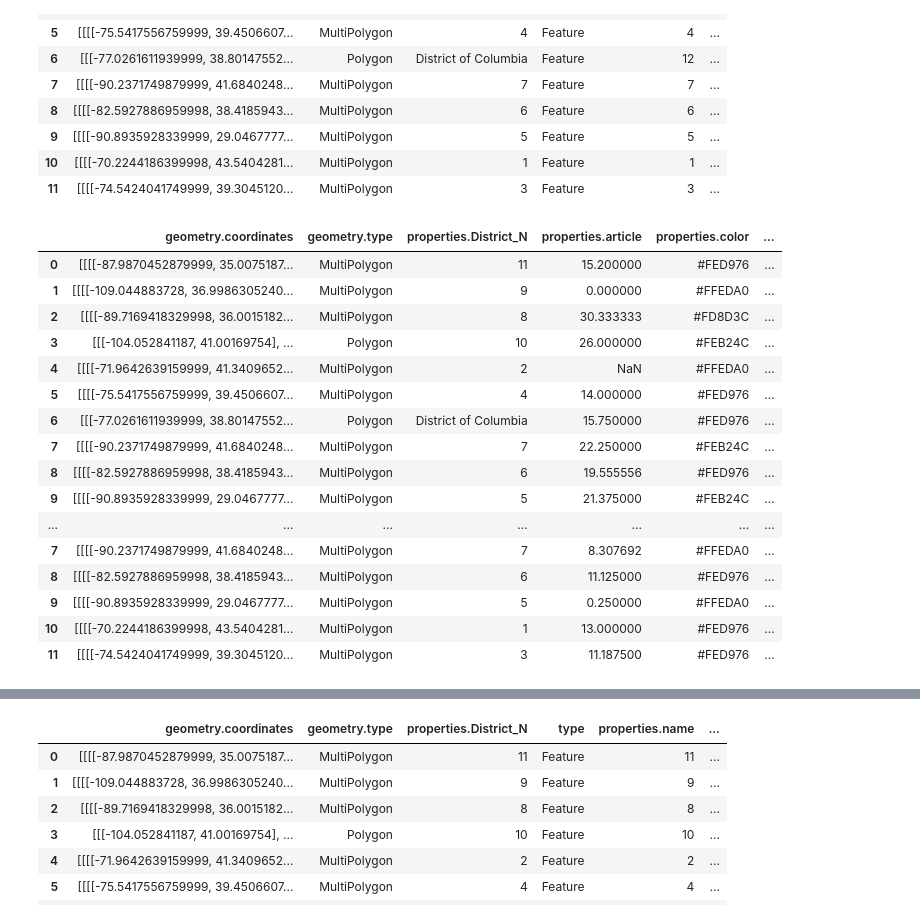
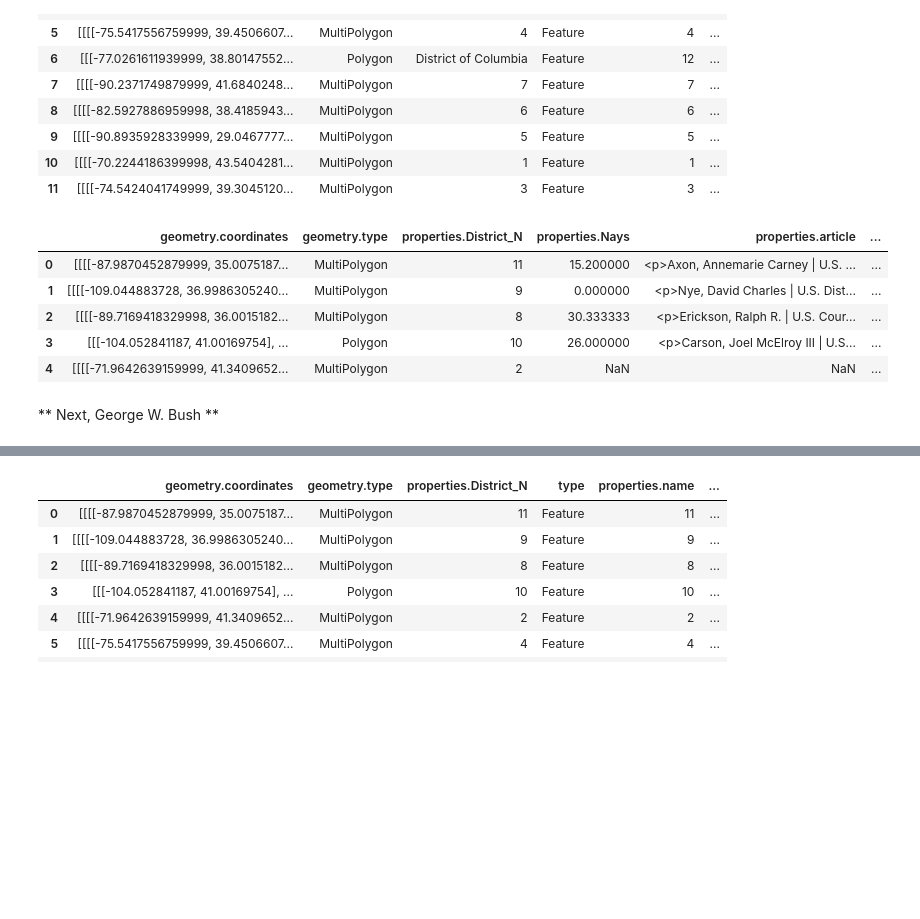
Before and after one commit to kidaemon/database, a Jupyter notebook: Federal_Courts_final.ipynb, the cells around one changed output, grey strips where cells are left out. Saved outputs shown, nothing was run; the diff lists cells and outputs as text; code cells hidden in the pictures; blank space fills up the shorter version.

```diff
--- a/Federal_Courts_final.ipynb
+++ b/Federal_Courts_final.ipynb
@@ -304,6 +357,6 @@ Name: Nays, dtype: float64
 Obama = pd.DataFrame(Obama_Nays)
 Obama.to_csv('Obama.csv')
 Obama = pd.read_csv('Obama.csv')
-Obama.rename(index=str, columns={"Circuit": "properties.name", "Nays": "properties.article"}, inplace=True)
+Obama.rename(index=str, columns={"Circuit": "properties.name", "Nays": "properties.Nays"}, inplace=True)
 Obama
 # %% [output]
@@ -323,6 +376,6 @@ Obama
 # %%
-df_merge2 = pd.merge(df, Obama, how='outer', on=['properties.name','properties.name'])
-df_merge2
+Obama_merged = pd.merge(df_merged, Obama, how='outer', on=['properties.name','properties.name'])
+Obama_merged
 # %% [output]
 |  | geometry.coordinates | geometry.type | properties.District_N | type | properties.name | ... |
 | 0 | [[[[-87.9870452879999, 35.0075187... | MultiPolygon | 11 | Feature | 11 | ... |
@@ -338,8 +391,8 @@ df_merge2
 | 10 | [[[[-70.2244186399998, 43.5404281... | MultiPolygon | 1 | Feature | 1 | ... |
 | 11 | [[[[-74.5424041749999, 39.3045120... | MultiPolygon | 3 | Feature | 3 | ... |
 # %%
-df_merge2['properties.color'] = df_merge2.apply(color, axis=1)
-df_merge2
+Obama_merged['properties.color'] = Obama_merged.apply(color, axis=1)
+Obama_merged
 # %% [output]
 |  | geometry.coordinates | geometry.type | properties.District_N | type | properties.name | ... |
 | 0 | [[[[-87.9870452879999, 35.0075187... | MultiPolygon | 11 | Feature | 11 | ... |
@@ -355,9 +408,9 @@ df_merge2
 | 10 | [[[[-70.2244186399998, 43.5404281... | MultiPolygon | 1 | Feature | 1 | ... |
 | 11 | [[[[-74.5424041749999, 39.3045120... | MultiPolygon | 3 | Feature | 3 | ... |
 # %%
-df_merge2['properties.group_id'] = 1
-df_merge2['properties.group_name'] = 'Obama'
-df_merge2
+Obama_merged['properties.group_id'] = 1
+Obama_merged['properties.group_name'] = 'Obama'
+Obama_merged
 # %% [output]
 |  | geometry.coordinates | geometry.type | properties.District_N | type | properties.name | ... |
 | 0 | [[[[-87.9870452879999, 35.0075187... | MultiPolygon | 11 | Feature | 11 | ... |
@@ -373,26 +426,17 @@ df_merge2
 | 10 | [[[[-70.2244186399998, 43.5404281... | MultiPolygon | 1 | Feature | 1 | ... |
 | 11 | [[[[-74.5424041749999, 39.3045120... | MultiPolygon | 3 | Feature | 3 | ... |
 # %%
-df_complete = df_merge.append(df_merge2, sort=True)
+df_complete = df_complete.append(Obama_merged, sort=True)
 df_complete
 # %% [output]
-|  | geometry.coordinates | geometry.type | properties.District_N | properties.article | properties.color | ... |
-| 0 | [[[[-87.9870452879999, 35.0075187... | MultiPolygon | 11 | 15.200000 | #FED976 | ... |
-| 1 | [[[[-109.044883728, 36.9986305240... | MultiPolygon | 9 | 0.000000 | #FFEDA0 | ... |
-| 2 | [[[[-89.7169418329998, 36.0015182... | MultiPolygon | 8 | 30.333333 | #FD8D3C | ... |
-| 3 | [[[-104.052841187, 41.00169754], ... | Polygon | 10 | 26.000000 | #FEB24C | ... |
-| 4 | [[[[-71.9642639159999, 41.3409652... | MultiPolygon | 2 | NaN | #FFEDA0 | ... |
-| 5 | [[[[-75.5417556759999, 39.4506607... | MultiPolygon | 4 | 14.000000 | #FED976 | ... |
-| 6 | [[[-77.0261611939999, 38.80147552... | Polygon | District of Columbia | 15.750000 | #FED976 | ... |
-| 7 | [[[[-90.2371749879999, 41.6840248... | MultiPolygon | 7 | 22.250000 | #FEB24C | ... |
-| 8 | [[[[-82.5927886959998, 38.4185943... | MultiPolygon | 6 | 19.555556 | #FED976 | ... |
-| 9 | [[[[-90.8935928339999, 29.0467777... | MultiPolygon | 5 | 21.375000 | #FEB24C | ... |
-| ... | ... | ... | ... | ... | ... | ... |
-| 7 | [[[[-90.2371749879999, 41.6840248... | MultiPolygon | 7 | 8.307692 | #FFEDA0 | ... |
-| 8 | [[[[-82.5927886959998, 38.4185943... | MultiPolygon | 6 | 11.125000 | #FED976 | ... |
-| 9 | [[[[-90.8935928339999, 29.0467777... | MultiPolygon | 5 | 0.250000 | #FFEDA0 | ... |
-| 10 | [[[[-70.2244186399998, 43.5404281... | MultiPolygon | 1 | 13.000000 | #FED976 | ... |
-| 11 | [[[[-74.5424041749999, 39.3045120... | MultiPolygon | 3 | 11.187500 | #FED976 | ... |
+|  | geometry.coordinates | geometry.type | properties.District_N | properties.Nays | properties.article | ... |
+| 0 | [[[[-87.9870452879999, 35.0075187... | MultiPolygon | 11 | 15.200000 | <p>Axon, Annemarie Carney | U.S. ... | ... |
+| 1 | [[[[-109.044883728, 36.9986305240... | MultiPolygon | 9 | 0.000000 | <p>Nye, David Charles | U.S. Dist... | ... |
+| 2 | [[[[-89.7169418329998, 36.0015182... | MultiPolygon | 8 | 30.333333 | <p>Erickson, Ralph R. | U.S. Cour... | ... |
+| 3 | [[[-104.052841187, 41.00169754], ... | Polygon | 10 | 26.000000 | <p>Carson, Joel McElroy III | U.S... | ... |
+| 4 | [[[[-71.9642639159999, 41.3409652... | MultiPolygon | 2 | NaN | NaN | ... |
+# %% [markdown]
+** Next, George W. Bush **
 # %%
 df_Bush = df_judge[df_judge['Appointing President'] == 'George W. Bush']
 Bush_Nays = df_Bush.groupby('Circuit').mean()['Nays']
```
Also changed, not shown: parts of 58 cells of this notebook, 3 other files.
